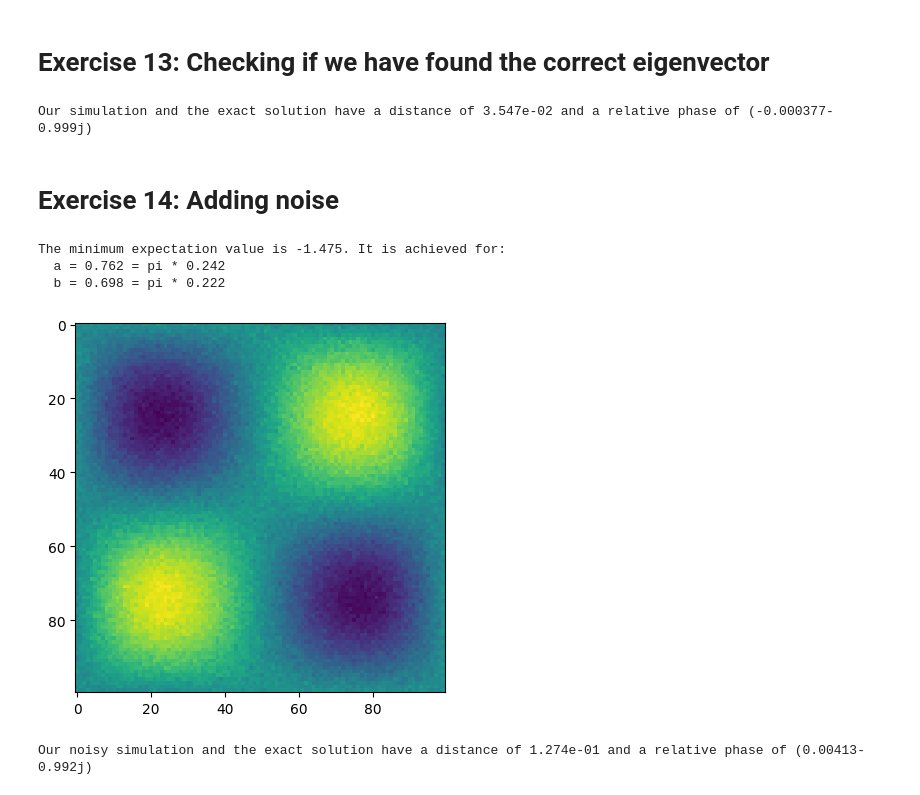
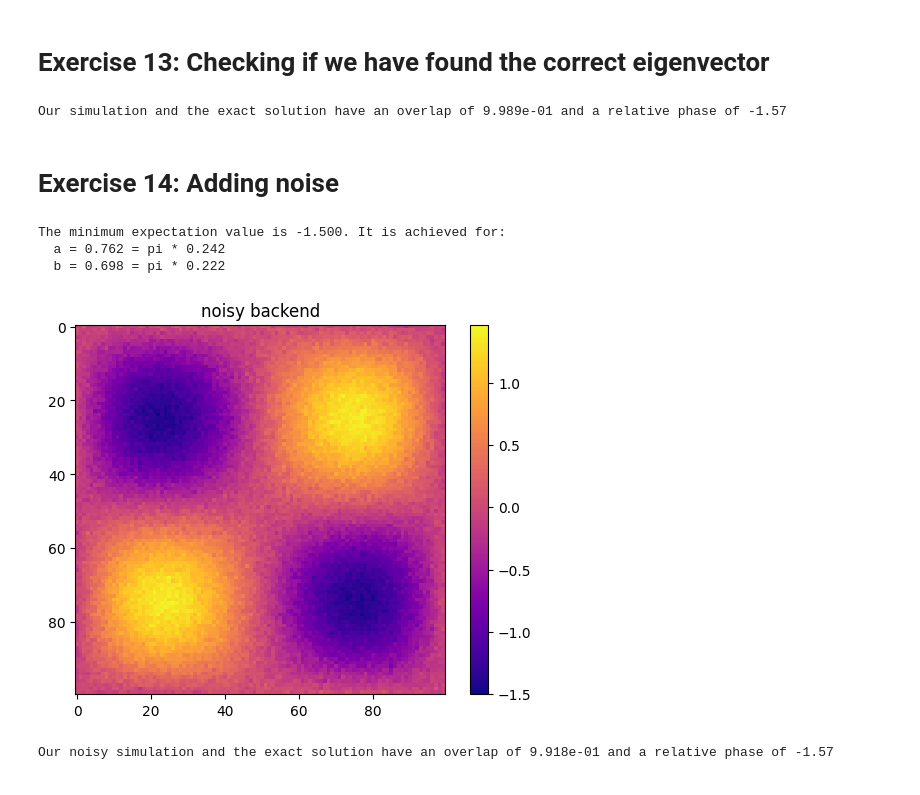
Before and after one commit to HendrikKuehne/FOPRA_34, a Jupyter notebook: ex11_12_14.ipynb, the cells around one changed output. Saved outputs shown, nothing was run; the diff lists cells and outputs as text; code cells hidden in the pictures.

```diff
--- a/ex11_12_14.ipynb
+++ b/ex11_12_14.ipynb
@@ -89,11 +91,11 @@ state1 = np.array([0,1])
 ground_state_exact = (np.kron(state1,state0-state1) + np.kron(state0,state0+state1)) / 2
 
 # finding a global phase between simulated and exact solution, if there is any
-phase = np.sum(ground_state.conj() * ground_state_exact)
+phase = np.angle(np.sum(ground_state.conj() * ground_state_exact))
 
-print("Our simulation and the exact solution have a distance of {:.3e} and a relative phase of {:.3}".format(np.sqrt(np.sum((ground_state * phase - ground_state_exact) * (ground_state * phase - ground_state_exact).conj()).real),phase))
+print("Our simulation and the exact solution have an overlap of {:.3e} and a relative phase of {:.3}".format(np.abs(np.sum(ground_state.conj() * ground_state_exact)),phase))
 # %% [output]
-Our simulation and the exact solution have a distance of 3.547e-02 and a relative phase of (-0.000377-0.999j)
+Our simulation and the exact solution have an overlap of 9.989e-01 and a relative phase of -1.57
 # %% [markdown]
 # Exercise 14: Adding noise
 # %%
@@ -116,18 +118,20 @@ exp_values_noisy = sim_noisy.run(
 # %%
 # finding the best parameters
 iMin = np.argmin(exp_values_noisy)
 a_index_noisy = iMin // a_axis.shape[0]
 b_index_noisy = iMin % b_axis.shape[0]
 
-plt.imshow(np.array(exp_values_noisy).reshape((a_axis.shape[0],b_axis.shape[0])))
-plt.savefig("plots/ex14.png",dpi=800)
+img = plt.imshow(np.array(exp_values_noisy).reshape((a_axis.shape[0],b_axis.shape[0])),cmap="plasma")
+plt.colorbar(img)
+plt.title("noisy backend")
+plt.savefig("plots/ex14.pdf",dpi=800,bbox_inches="tight")
 
 print("The minimum expectation value is {:.3f}. It is achieved for:\n  a = {:.3f} = pi * {:.3f}\n  b = {:.3f} = pi * {:.3f}".format(exp_values_noisy[iMin],a_axis[a_index_noisy],a_axis[a_index_noisy]/np.pi,b_axis[b_index_noisy],b_axis[b_index_noisy]/np.pi))
 # %% [output]
-The minimum expectation value is -1.475. It is achieved for:
+The minimum expectation value is -1.500. It is achieved for:
   a = 0.762 = pi * 0.242
   b = 0.698 = pi * 0.222
-[figure, old version]
+[figure, new version]
 # %%
 # getting the ground state
 optimal_noisy_circuit = trial_state_circuit(a_axis[a_index_noisy],b_axis[b_index_noisy])
@@ -135,8 +139,8 @@ optimal_noisy_circuit.save_statevector()
 ground_state_noisy = np.array(state_sim.run(optimal_noisy_circuit).result().get_statevector())
 
 # finding a global phase between noisy and exact solution, if there is any
-phase_noisy = np.sum(ground_state_noisy.conj() * ground_state_exact)
+phase_noisy = np.angle(np.sum(ground_state_noisy.conj() * ground_state_exact))
 
-print("Our noisy simulation and the exact solution have a distance of {:.3e} and a relative phase of {:.3}".format(np.sqrt(np.sum((ground_state_noisy * phase_noisy - ground_state_exact) * (ground_state_noisy * phase_noisy - ground_state_exact).conj()).real),phase_noisy))
+print("Our noisy simulation and the exact solution have an overlap of {:.3e} and a relative phase of {:.3}".format(np.abs(np.sum(ground_state_noisy * ground_state_exact.conj())),phase_noisy))
 # %% [output]
-Our noisy simulation and the exact solution have a distance of 1.274e-01 and a relative phase of (0.00413-0.992j)
+Our noisy simulation and the exact solution have an overlap of 9.918e-01 and a relative phase of -1.57
```
Also changed, not shown: parts of 1 cell of this notebook, 4 other files.
